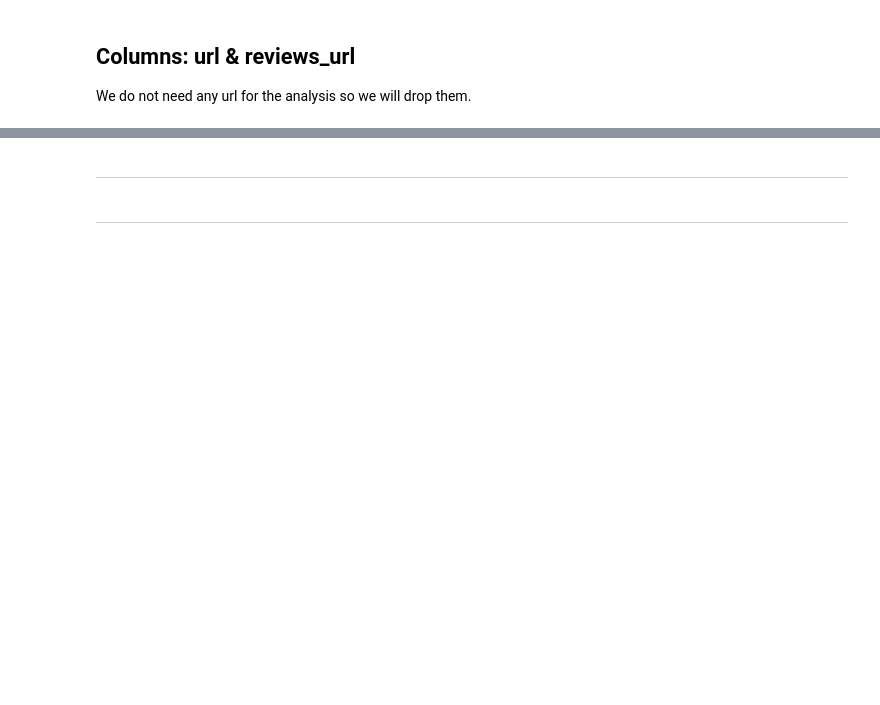
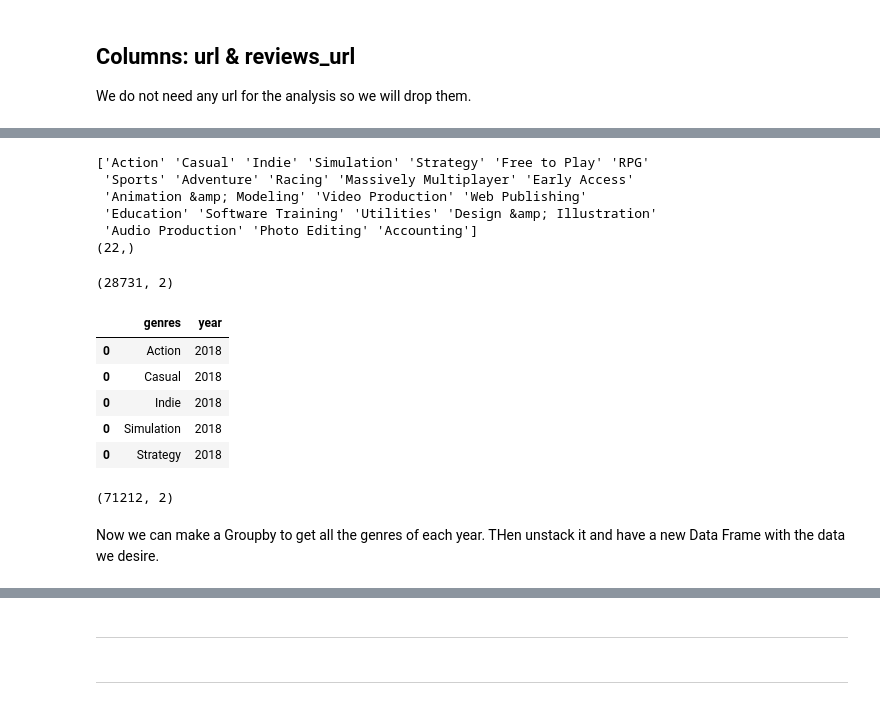
Before and after one commit to SebastianBesio/PI_ML_OPS, a Jupyter notebook: 0_Preprocessing.ipynb, the cells around one changed output, grey strips where cells are left out. Cells and saved outputs as stored; diff of their text form; code cells hidden in the pictures; blank space fills up the shorter version.

```diff
--- a/0_Preprocessing.ipynb
+++ b/0_Preprocessing.ipynb
@@ -86,0 +186,2 @@ rawGamesDf.drop(columns=['url', 'reviews_url'], inplace=True)
+# %%
+generoEndpointDf = generoEndpointDf.drop(columns='release_date')
@@ -86,0 +192,2 @@ rawGamesDf.drop(columns=['url', 'reviews_url'], inplace=True)
+# %%
+generoEndpointDf = generoEndpointDf.dropna()
@@ -86,0 +229,31 @@ rawGamesDf.drop(columns=['url', 'reviews_url'], inplace=True)
+# %%
+genresCompleteList = generoEndpointDf.explode(column=['genres'])['genres'].unique()
+print(genresCompleteList)
+print(genresCompleteList.shape)
+# %% [output]
+['Action' 'Casual' 'Indie' 'Simulation' 'Strategy' 'Free to Play' 'RPG'
+ 'Sports' 'Adventure' 'Racing' 'Massively Multiplayer' 'Early Access'
+ 'Animation &amp; Modeling' 'Video Production' 'Web Publishing'
+ 'Education' 'Software Training' 'Utilities' 'Design &amp; Illustration'
+ 'Audio Production' 'Photo Editing' 'Accounting']
+(22,)
+# %%
+generoEndpointDf.shape
+# %% [output]
+(28731, 2)
+# %%
+generoEndpointDf = generoEndpointDf.explode('genres')
+generoEndpointDf.head()
+# %% [output]
+|  | genres | year |
+| 0 | Action | 2018 |
+| 0 | Casual | 2018 |
+| 0 | Indie | 2018 |
+| 0 | Simulation | 2018 |
+| 0 | Strategy | 2018 |
+# %%
+generoEndpointDf.shape
+# %% [output]
+(71212, 2)
+# %% [markdown]
+Now we can make a Groupby to get all the genres of each year. THen unstack it and have a new Data Frame with the data we desire.
```
Also changed, not shown: parts of 62 cells of this notebook, 3 other files.
